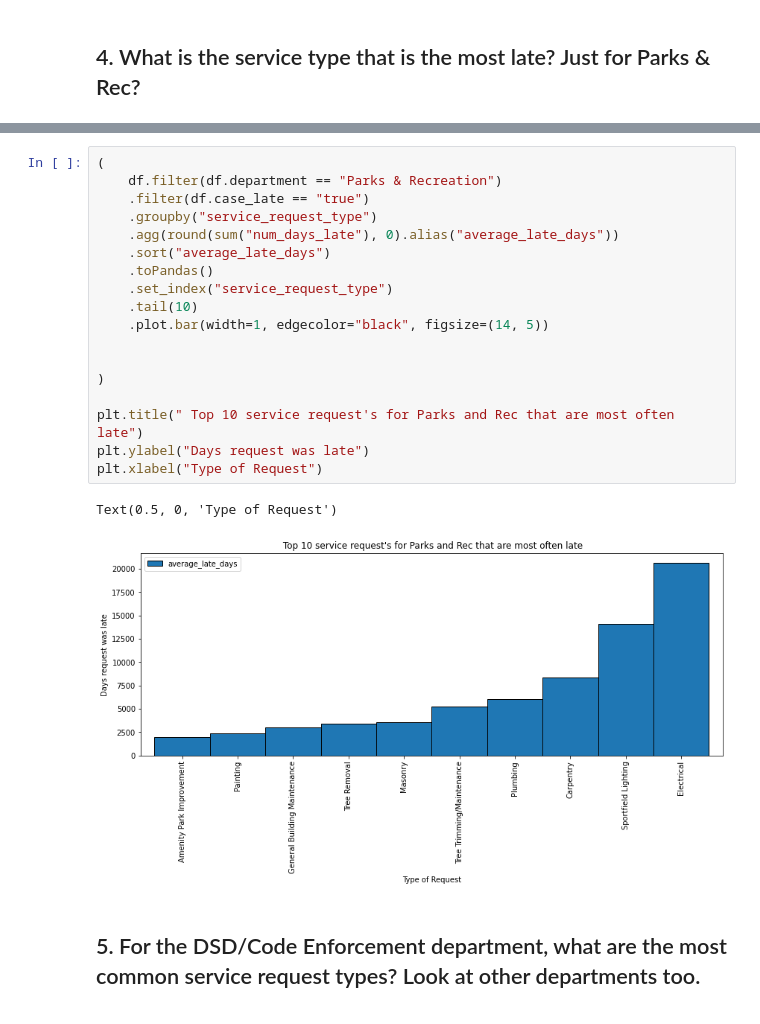
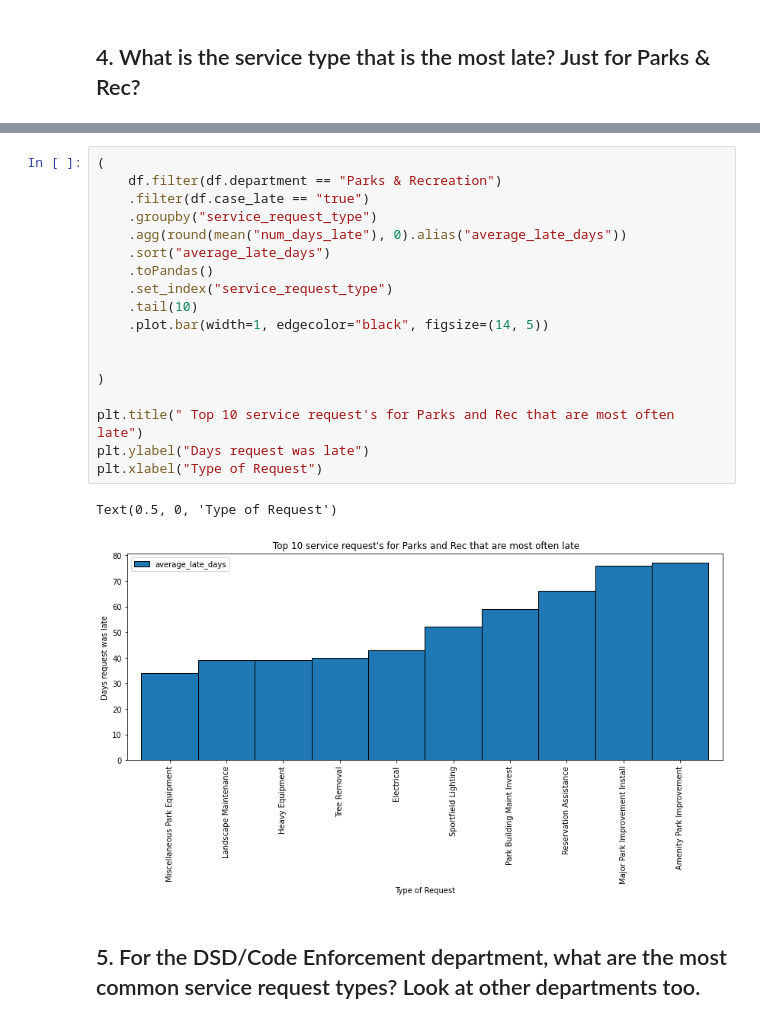
Before and after one commit to guedanie/distributed-ml, a Jupyter notebook: explore.ipynb, the cells around one changed output, grey strips where cells are left out. Drawn from its saved outputs; the diff is of its cells as text.

```diff
--- a/explore.ipynb
+++ b/explore.ipynb
@@ -122,24 +122,24 @@ only showing top 1 row
 # %%
 (
     df.filter(df.department == "Parks & Recreation")
     .filter(df.case_late == "true")
     .groupby("service_request_type")
-    .agg(round(sum("num_days_late"), 0).alias("average_late_days"))
+    .agg(round(mean("num_days_late"), 0).alias("average_late_days"))
     .sort("average_late_days")
     .toPandas()
     .set_index("service_request_type")
     .tail(10)
     .plot.bar(width=1, edgecolor="black", figsize=(14, 5))
 
 
 )
 
 plt.title(" Top 10 service request's for Parks and Rec that are most often late")
 plt.ylabel("Days request was late")
 plt.xlabel("Type of Request")
 # %% [output]
 Text(0.5, 0, 'Type of Request')
-[figure, old version]
+[figure, new version]
 # %% [markdown]
 ## 5. For the DSD/Code Enforcement department, what are the most common service request types? Look at other departments too.
 # %%
```
Also changed, not shown: parts of 2 cells of this notebook.
